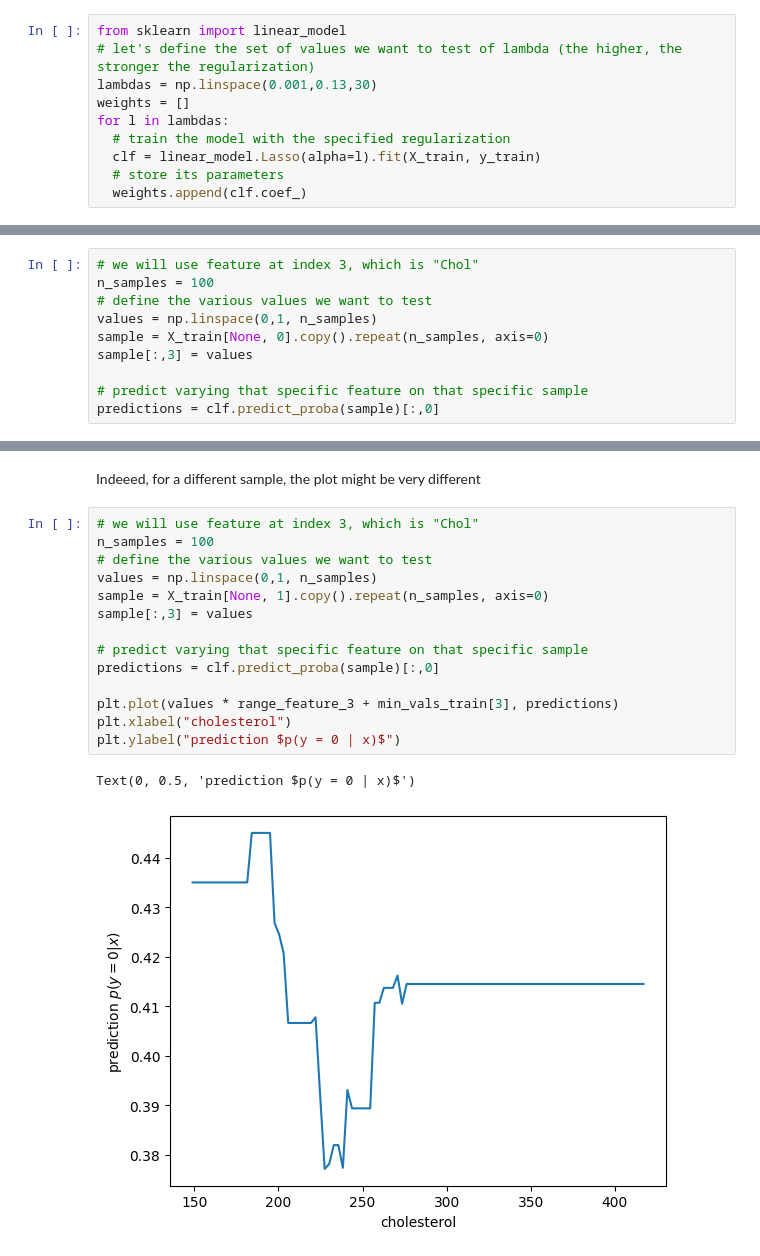
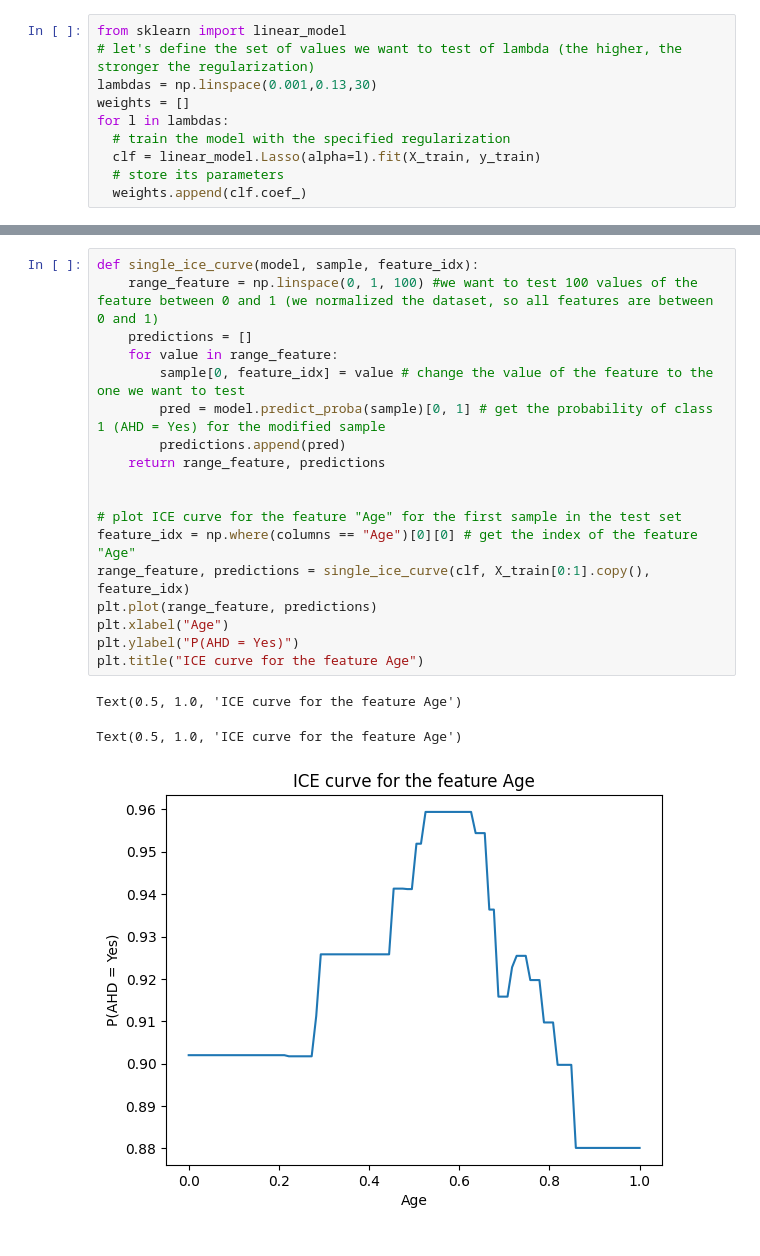
Before and after one commit to AMCO-UniPD/ML_lab_DEI_public, a Jupyter notebook: LAB9_XAI.ipynb, the cells around one changed output, grey strips where cells are left out. Saved outputs shown, nothing was run; the diff lists cells and outputs as text.

```diff
--- a/LAB9_XAI.ipynb
+++ b/LAB9_XAI.ipynb
@@ -188,10 +231,0 @@ clf = RandomForestClassifier(max_depth=5, random_state=0).fit(X_train, y_train)
-# %%
-# we will use feature at index 3, which is "Chol"
-n_samples = 100
-# define the various values we want to test
-values = np.linspace(0,1, n_samples)
-sample = X_train[None, 0].copy().repeat(n_samples, axis=0)
-sample[:,3] = values
-
-# predict varying that specific feature on that specific sample
-predictions = clf.predict_proba(sample)[:,0]
@@ -206,19 +232,22 @@ Text(0, 0.5, 'prediction $p(y = 0 | x)$')
-# %% [markdown]
-Indeeed, for a different sample, the plot might be very different
-# %%
-# we will use feature at index 3, which is "Chol"
-n_samples = 100
-# define the various values we want to test
-values = np.linspace(0,1, n_samples)
-sample = X_train[None, 1].copy().repeat(n_samples, axis=0)
-sample[:,3] = values
-
-# predict varying that specific feature on that specific sample
-predictions = clf.predict_proba(sample)[:,0]
-
-plt.plot(values * range_feature_3 + min_vals_train[3], predictions)
-plt.xlabel("cholesterol")
-plt.ylabel("prediction $p(y = 0 | x)$")
-# %% [output]
-Text(0, 0.5, 'prediction $p(y = 0 | x)$')
-[figure, removed]
+# %%
+def single_ice_curve(model, sample, feature_idx):
+    range_feature = np.linspace(0, 1, 100) #we want to test 100 values of the feature between 0 and 1 (we normalized the dataset, so all features are between 0 and 1)
+    predictions = []
+    for value in range_feature:
+        sample[0, feature_idx] = value # change the value of the feature to the one we want to test
+        pred = model.predict_proba(sample)[0, 1] # get the probability of class 1 (AHD = Yes) for the modified sample
+        predictions.append(pred)
+    return range_feature, predictions
+
+
+# plot ICE curve for the feature "Age" for the first sample in the test set
+feature_idx = np.where(columns == "Age")[0][0] # get the index of the feature "Age"
+range_feature, predictions = single_ice_curve(clf, X_train[0:1].copy(), feature_idx)
+plt.plot(range_feature, predictions)
+plt.xlabel("Age")
+plt.ylabel("P(AHD = Yes)")
+plt.title("ICE curve for the feature Age")
+# %% [output]
+Text(0.5, 1.0, 'ICE curve for the feature Age')
+Text(0.5, 1.0, 'ICE curve for the feature Age')
+[figure, added]
```
Also changed, not shown: parts of 27 cells of this notebook, 1 other file.
